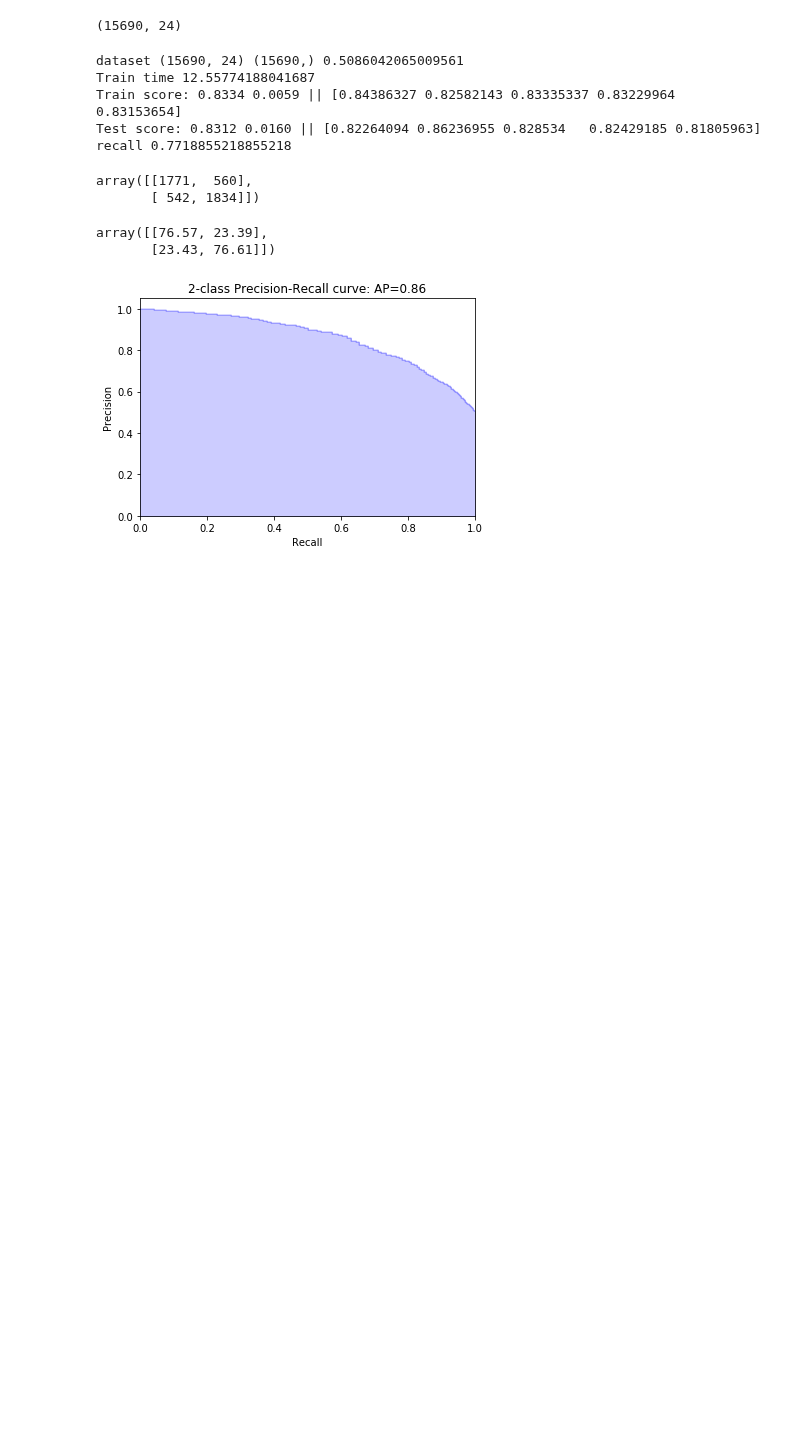
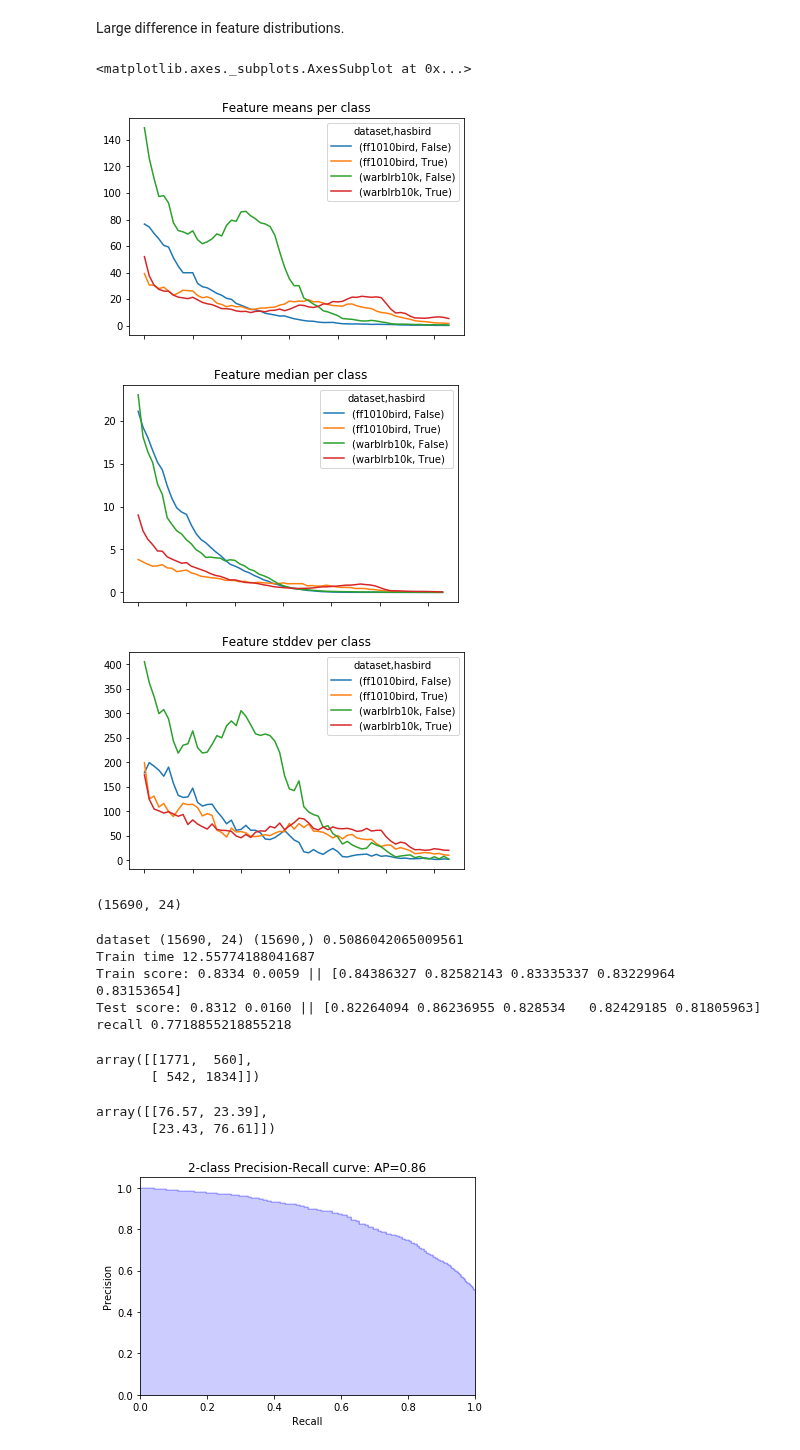
Before and after one commit to jonnor/datascience-master, a Jupyter notebook: dcase2018/Baseline.ipynb, the cells around one changed output. Cells and saved outputs as stored; diff of their text form; code cells hidden in the pictures; blank space fills up the shorter version.

```diff
--- a/dcase2018/Baseline.ipynb
+++ b/dcase2018/Baseline.ipynb
@@ -59,3 +74,14 @@ competition (12620, 65)
+# %% [markdown]
+Large difference in feature distributions.
+# %%
+alldata.groupby(['dataset', 'hasbird']).mean().T.plot(title='Feature means per class')
+alldata.groupby(['dataset', 'hasbird']).median().T.plot(title='Feature median per class')
+alldata.groupby(['dataset', 'hasbird']).std().T.plot(title='Feature stddev per class')
+# %% [output]
+<matplotlib.axes._subplots.AxesSubplot at 0x...>
+[figure, added]
+[figure, added]
+[figure, added]
 # %%
 def plot_precision_recall(Y_test, Y_score):
     average_precision = metrics.average_precision_score(Y_test, Y_score)
```
Also changed, not shown: parts of 7 cells of this notebook.
